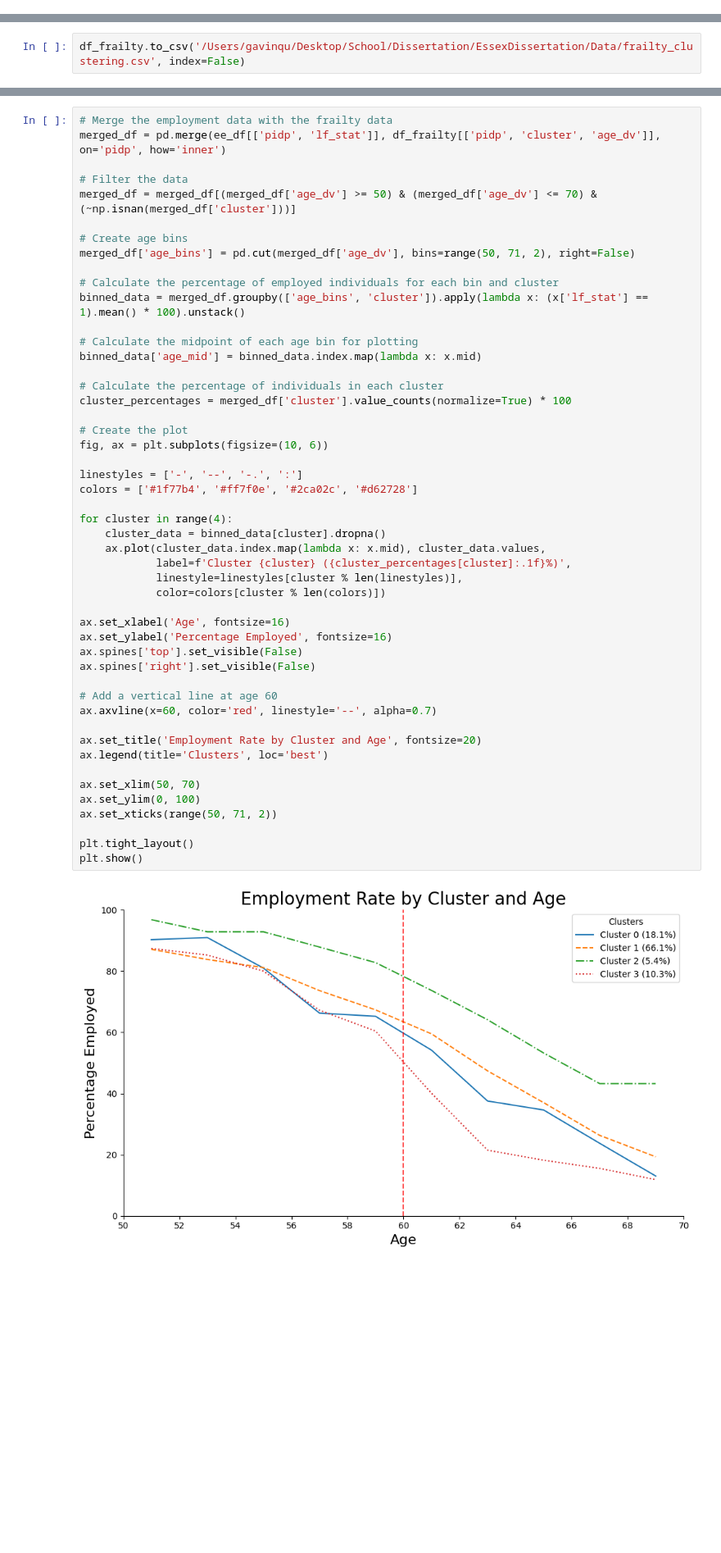
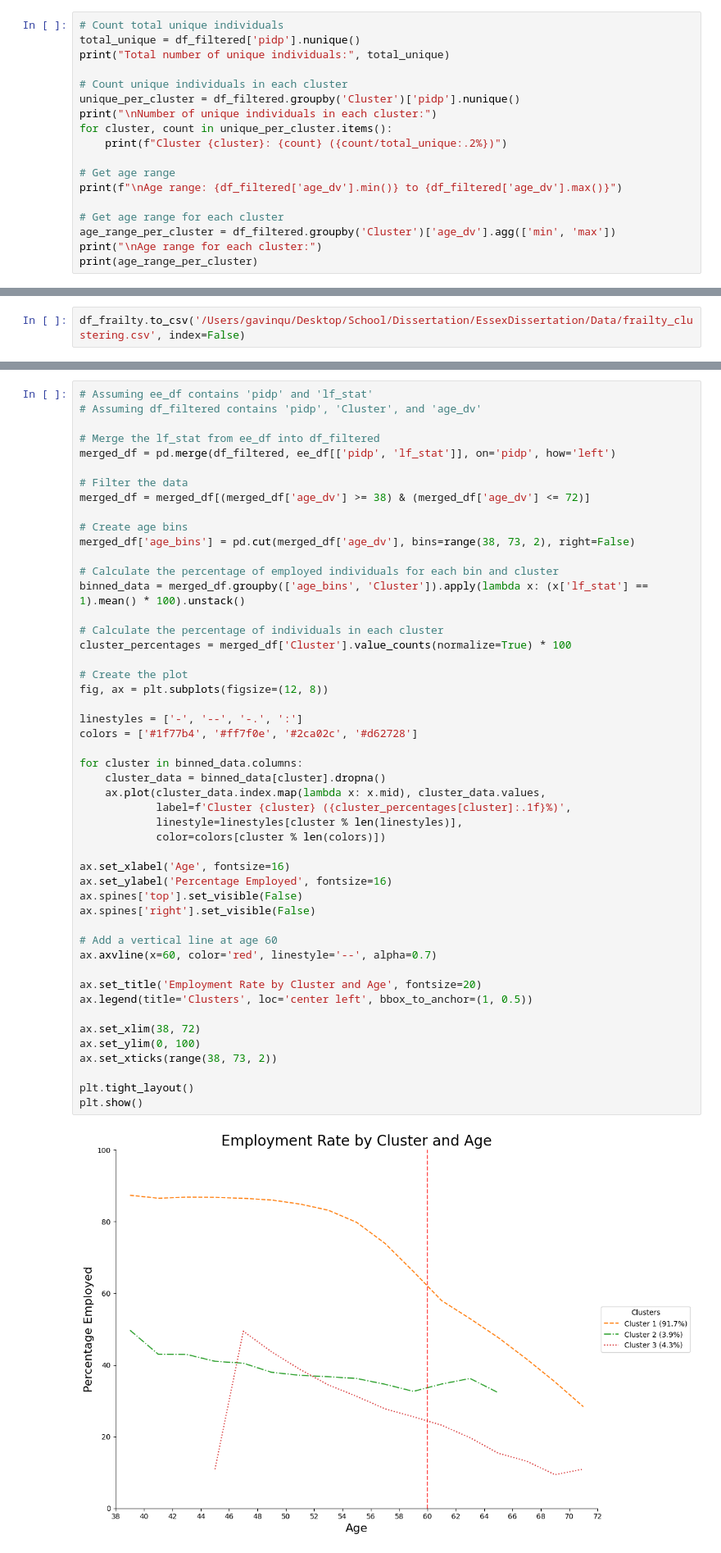
Before and after one commit to GJQu/EssexDissertation, a Jupyter notebook: k_means.ipynb, the cells around one changed output, grey strips where cells are left out. Shown at 82% size. Cells and saved outputs as stored; diff of their text form; blank space fills up the shorter version.

Commit message:
update plots

```diff
--- a/k_means.ipynb
+++ b/k_means.ipynb
@@ -429,0 +422,18 @@ Age range: 38.0 to 72.0
+# %%
+# Count total unique individuals
+total_unique = df_filtered['pidp'].nunique()
+print("Total number of unique individuals:", total_unique)
+
+# Count unique individuals in each cluster
+unique_per_cluster = df_filtered.groupby('Cluster')['pidp'].nunique()
+print("\nNumber of unique individuals in each cluster:")
+for cluster, count in unique_per_cluster.items():
+    print(f"Cluster {cluster}: {count} ({count/total_unique:.2%})")
+
+# Get age range
+print(f"\nAge range: {df_filtered['age_dv'].min()} to {df_filtered['age_dv'].max()}")
+
+# Get age range for each cluster
+age_range_per_cluster = df_filtered.groupby('Cluster')['age_dv'].agg(['min', 'max'])
+print("\nAge range for each cluster:")
+print(age_range_per_cluster)
@@ -689,55 +675,55 @@ Unemployed     4.14
 Name: proportion, dtype: float64
 # %%
-# Merge the employment data with the frailty data
-merged_df = pd.merge(ee_df[['pidp', 'lf_stat']], df_frailty[['pidp', 'cluster', 'age_dv']], on='pidp', how='inner')
+# Assuming ee_df contains 'pidp' and 'lf_stat'
+# Assuming df_filtered contains 'pidp', 'Cluster', and 'age_dv'
+
+# Merge the lf_stat from ee_df into df_filtered
+merged_df = pd.merge(df_filtered, ee_df[['pidp', 'lf_stat']], on='pidp', how='left')
 
 # Filter the data
-merged_df = merged_df[(merged_df['age_dv'] >= 50) & (merged_df['age_dv'] <= 70) & (~np.isnan(merged_df['cluster']))]
+merged_df = merged_df[(merged_df['age_dv'] >= 38) & (merged_df['age_dv'] <= 72)]
 
 # Create age bins
-merged_df['age_bins'] = pd.cut(merged_df['age_dv'], bins=range(50, 71, 2), right=False)
+merged_df['age_bins'] = pd.cut(merged_df['age_dv'], bins=range(38, 73, 2), right=False)
 
 # Calculate the percentage of employed individuals for each bin and cluster
-binned_data = merged_df.groupby(['age_bins', 'cluster']).apply(lambda x: (x['lf_stat'] == 1).mean() * 100).unstack()
-
-# Calculate the midpoint of each age bin for plotting
-binned_data['age_mid'] = binned_data.index.map(lambda x: x.mid)
+binned_data = merged_df.groupby(['age_bins', 'Cluster']).apply(lambda x: (x['lf_stat'] == 1).mean() * 100).unstack()
 
 # Calculate the percentage of individuals in each cluster
-cluster_percentages = merged_df['cluster'].value_counts(normalize=True) * 100
+cluster_percentages = merged_df['Cluster'].value_counts(normalize=True) * 100
 
 # Create the plot
-fig, ax = plt.subplots(figsize=(10, 6))
+fig, ax = plt.subplots(figsize=(12, 8))
 
 linestyles = ['-', '--', '-.', ':']
 colors = ['#1f77b4', '#ff7f0e', '#2ca02c', '#d62728']
 
-for cluster in range(4):
+for cluster in binned_data.columns:
     cluster_data = binned_data[cluster].dropna()
     ax.plot(cluster_data.index.map(lambda x: x.mid), cluster_data.values,
             label=f'Cluster {cluster} ({cluster_percentages[cluster]:.1f}%)',
             linestyle=linestyles[cluster % len(linestyles)],
             color=colors[cluster % len(colors)])
 
 ax.set_xlabel('Age', fontsize=16)
 ax.set_ylabel('Percentage Employed', fontsize=16)
 ax.spines['top'].set_visible(False)
 ax.spines['right'].set_visible(False)
 
 # Add a vertical line at age 60
 ax.axvline(x=60, color='red', linestyle='--', alpha=0.7)
 
 ax.set_title('Employment Rate by Cluster and Age', fontsize=20)
-ax.legend(title='Clusters', loc='best')
+ax.legend(title='Clusters', loc='center left', bbox_to_anchor=(1, 0.5))
 
-ax.set_xlim(50, 70)
+ax.set_xlim(38, 72)
 ax.set_ylim(0, 100)
-ax.set_xticks(range(50, 71, 2))
+ax.set_xticks(range(38, 73, 2))
 
 plt.tight_layout()
 plt.show()
 # %% [output]
-[figure, old version]
+[figure, new version]
 # %% [markdown]
 ### Earning Status by Cluster
 # %%
```
Also changed, not shown: parts of 8 cells of this notebook.
